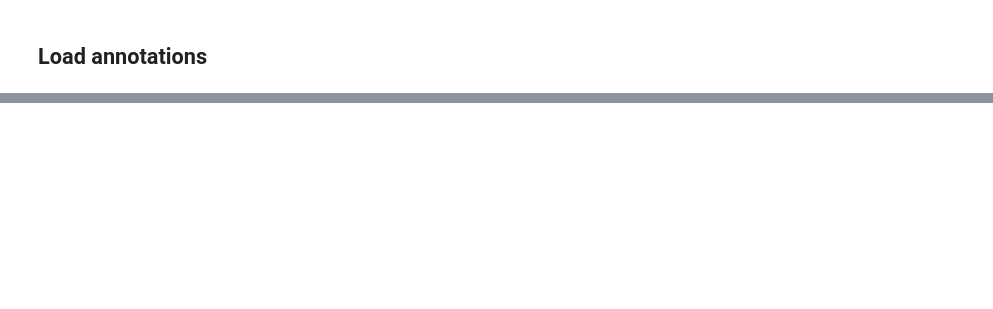
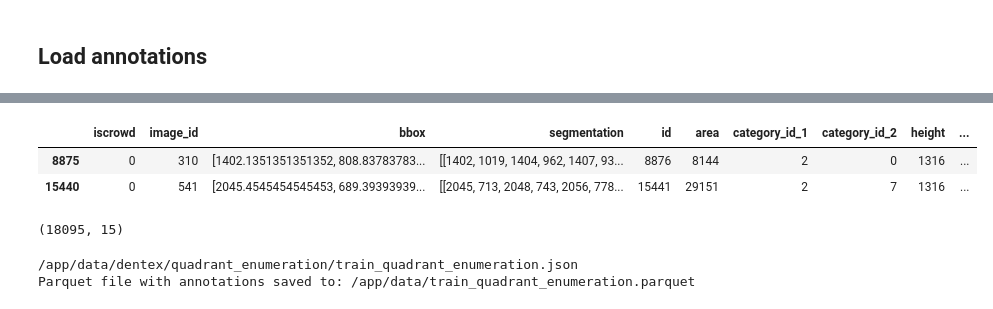
Before and after one commit to awerdich/computervision, a Jupyter notebook: notebooks/detection/01_download_dataset.ipynb, the cells around one changed output, grey strips where cells are left out. Saved outputs shown, nothing was run; the diff lists cells and outputs as text; code cells hidden in the pictures; blank space fills up the shorter version.

```diff
--- a/notebooks/detection/01_download_dataset.ipynb
+++ b/notebooks/detection/01_download_dataset.ipynb
@@ -66,0 +238,41 @@ dict_keys(['images', 'annotations', 'categories_1', 'categories_2'])
+# %%
+# Create position number mapping
+def fdi_ada_mapping():
+    fdi, ada = [], []
+    for q in range(1, 5):
+        for p in range(1, 9):
+            fdi.append(int(str(q) + str(p)))
+        if q in [1, 3]:
+            for a in range(8*q, 8*(q-1), -1):
+                ada.append(a)
+        else:
+            for a in range(8*(q-1), 8*q, 1):
+                ada.append(a + 1)
+    return fdi, ada
+
+# FDI2ADA mapping
+fdi, ada = fdi_ada_mapping()
+fdi2ada = dict(zip(fdi, ada))
+
+# Create the FDI positions from the category data
+category_1 = dict(zip(annotations.get('categories_1')['id'].tolist(),
+                      annotations.get('categories_1')['name'].tolist()))
+
+category_2 = dict(zip(annotations.get('categories_2')['id'].tolist(),
+                      annotations.get('categories_2')['name'].tolist()))
+
+# Map the category IDs to the category names (quadrants and positions)
+df_pos = df.assign(quadrant=df['category_id_1'].apply(lambda id: category_1.get(id)),
+                   pos=df['category_id_2'].apply(lambda id: category_2.get(id)))
+
+# Create the FDI positions
+df_pos = df_pos.assign(fdi=df_pos['quadrant'].astype(str) + df_pos['pos'].astype(str))
+df_pos = df_pos.astype({'fdi': int})
+
+# Map FDI to ADA
+df_pos = df_pos.assign(ada=df_pos['fdi'].\
+    apply(lambda fdi: fdi2ada.get(fdi))).\
+    reset_index(drop=True)
+
+# Make sure that all positions were mapped
+assert df_pos.loc[df_pos['ada'].isnull()].shape[0] == 0
@@ -66,0 +291,19 @@ dict_keys(['images', 'annotations', 'categories_1', 'categories_2'])
+# %%
+# Final data frame with ADA positions
+display(df_pos.sample(2))
+print(df_pos.shape)
+# %% [output]
+|  | iscrowd | image_id | bbox | segmentation | id | area | category_id_1 | category_id_2 | height | ... |
+| 8875 | 0 | 310 | [1402.1351351351352, 808.83783783... | [[1402, 1019, 1404, 962, 1407, 93... | 8876 | 8144 | 2 | 0 | 1316 | ... |
+| 15440 | 0 | 541 | [2045.4545454545453, 689.39393939... | [[2045, 713, 2048, 743, 2056, 778... | 15441 | 29151 | 2 | 7 | 1316 | ... |
+(18095, 15)
+# %%
+# Save the data frame
+print(json_file)
+parquet_file_name = f'{os.path.splitext(os.path.basename(json_file))[0]}.parquet'
+parquet_file = os.path.join(data_dir, parquet_file_name)
+df_pos.to_parquet(parquet_file)
+print(f'Parquet file with annotations saved to: {parquet_file}')
+# %% [output]
+/app/data/dentex/quadrant_enumeration/train_quadrant_enumeration.json
+Parquet file with annotations saved to: /app/data/train_quadrant_enumeration.parquet
```
Also changed, not shown: parts of 11 cells of this notebook.
